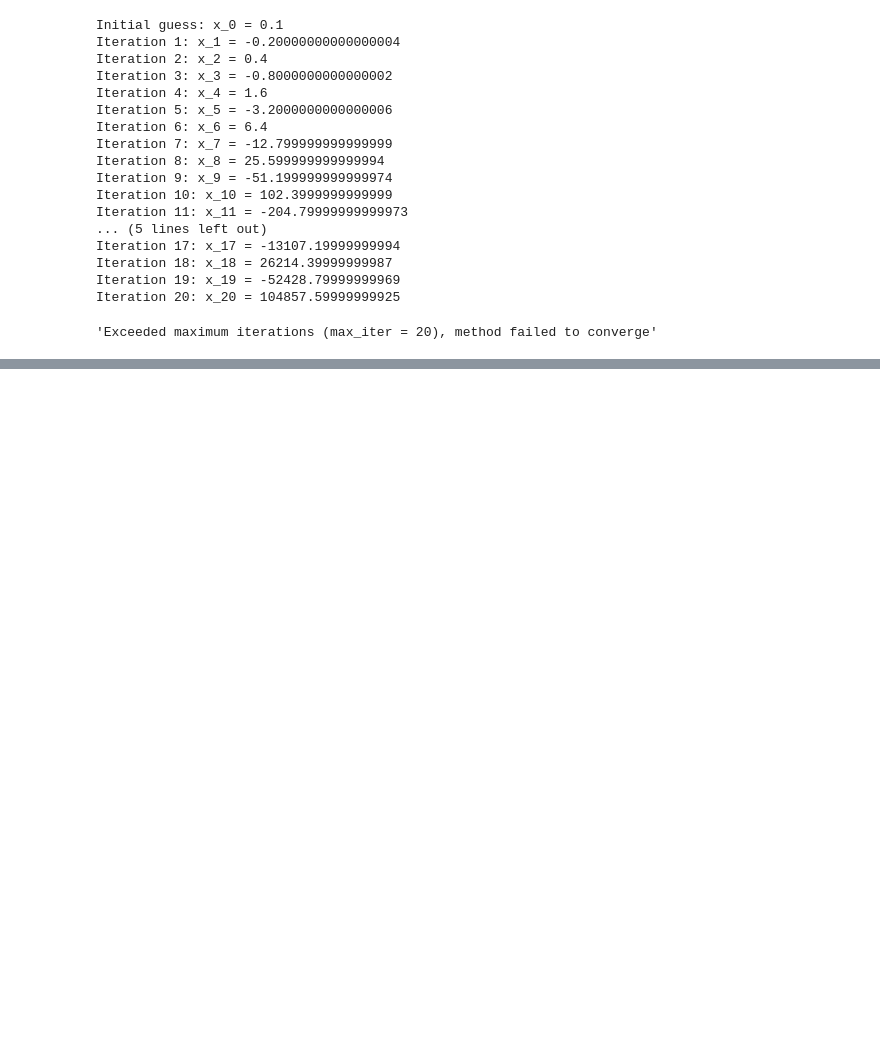
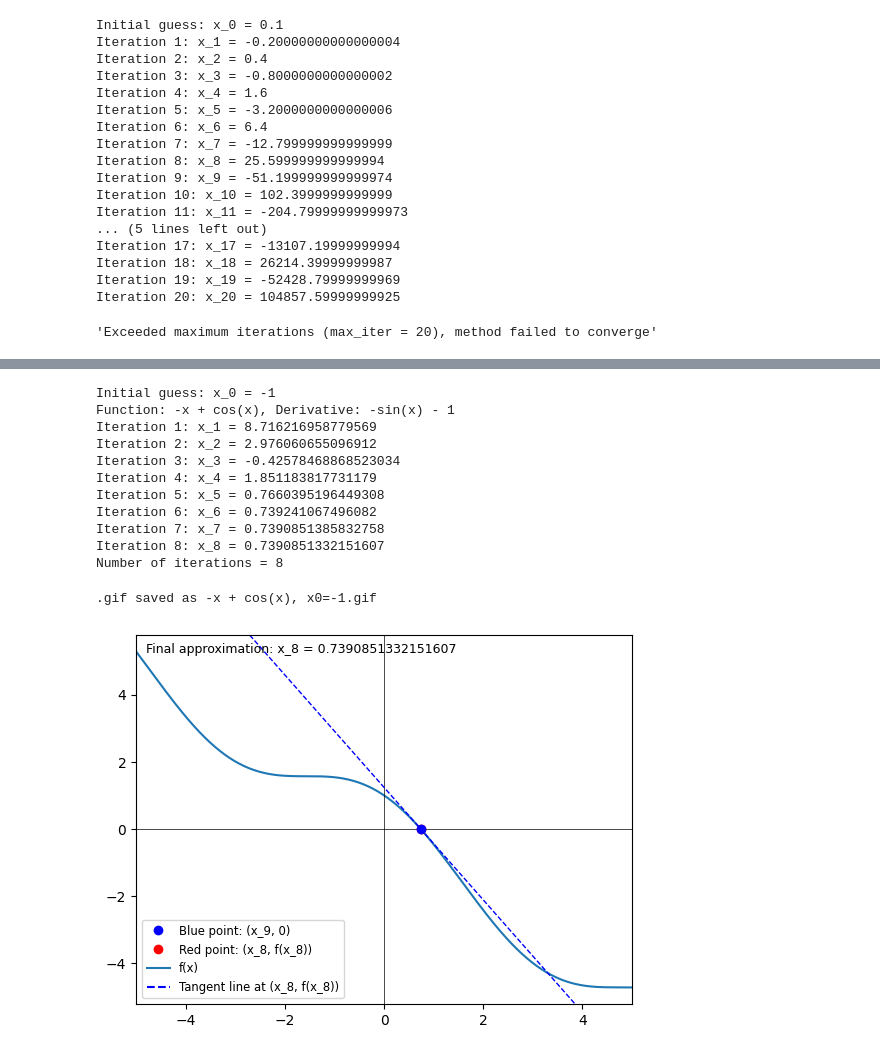
Before and after one commit to jkoganem/21-122, a Jupyter notebook: newton.ipynb, the cells around one changed output, grey strips where cells are left out. Saved outputs shown, nothing was run; the diff lists cells and outputs as text; code cells hidden in the pictures; blank space fills up the shorter version.

```diff
--- a/newton.ipynb
+++ b/newton.ipynb
@@ -344,0 +433,18 @@ Derivative is zero: f'(x_0) = 0. Method failed to converge.
+# %%
+p = lambda x: sp.cos(x) - x
+
+newton(p,-1,create_gif=True, legend_loc='lower left', x_range = (-5,5))
+# %% [output]
+Initial guess: x_0 = -1
+Function: -x + cos(x), Derivative: -sin(x) - 1
+Iteration 1: x_1 = 8.716216958779569
+Iteration 2: x_2 = 2.976060655096912
+Iteration 3: x_3 = -0.42578468868523034
+Iteration 4: x_4 = 1.851183817731179
+Iteration 5: x_5 = 0.7660395196449308
+Iteration 6: x_6 = 0.739241067496082
+Iteration 7: x_7 = 0.7390851385832758
+Iteration 8: x_8 = 0.7390851332151607
+Number of iterations = 8
+.gif saved as -x + cos(x), x0=-1.gif
+[figure, added]
```
Also changed, not shown: parts of 18 cells of this notebook, 4 other files.
